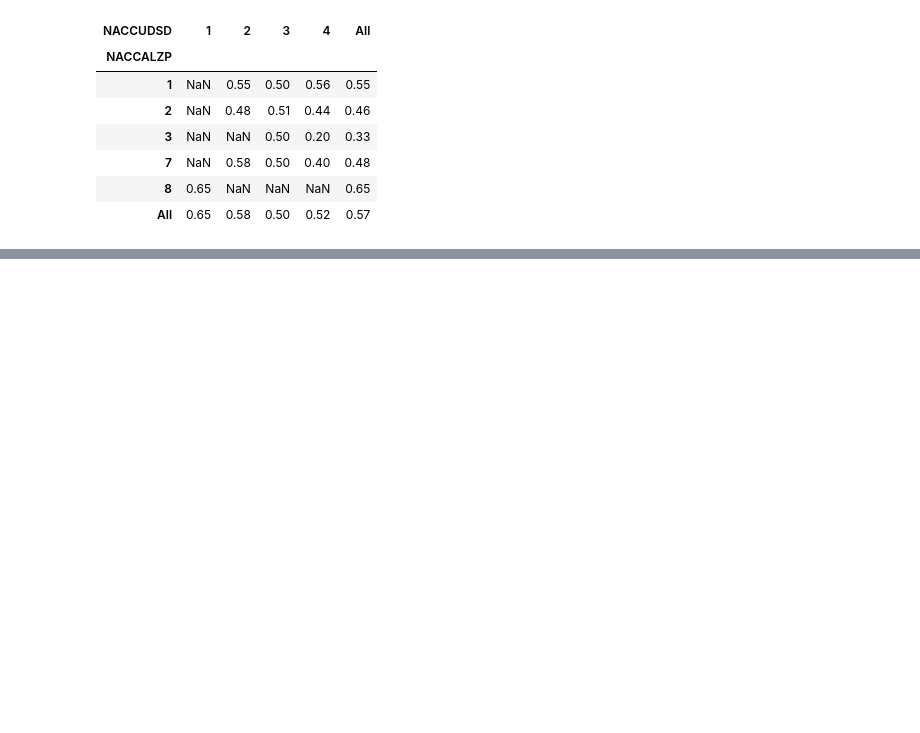
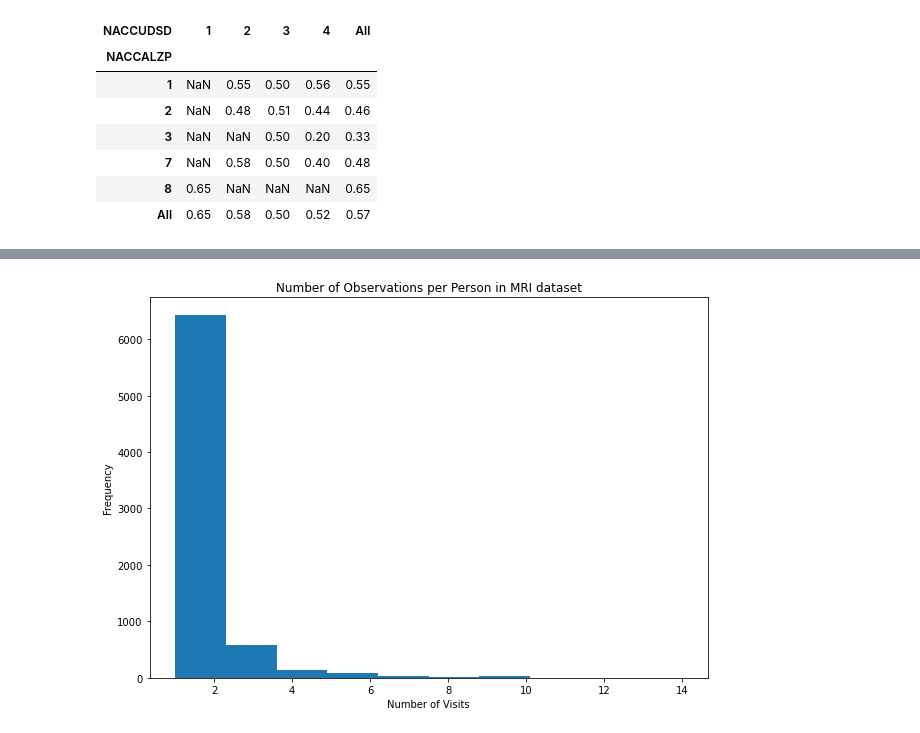
Before and after one commit to JeremyJosephLin/STA275_final_project, a Jupyter notebook: data/EDA.ipynb, the cells around one changed output, grey strips where cells are left out. Cells and saved outputs as stored; diff of their text form; code cells hidden in the pictures; blank space fills up the shorter version.

```diff
--- a/data/EDA.ipynb
+++ b/data/EDA.ipynb
@@ -198,0 +241,14 @@ uds.stb.missing()
+# %%
+# Creating histogram
+fig, axs = plt.subplots(figsize =(10, 7))
+
+axs.hist(mri.groupby('NACCID')['MRIMO'].count())
+
+plt.title('Number of Observations per Person in MRI dataset')
+plt.xlabel('Number of Visits')
+plt.ylabel('Frequency')
+plt.savefig('mri_obs_per_person.png')
+# Show plot
+plt.show()
+# %% [output]
+[figure, added]
```
Also changed, not shown: parts of 20 cells of this notebook, 10 other files.
